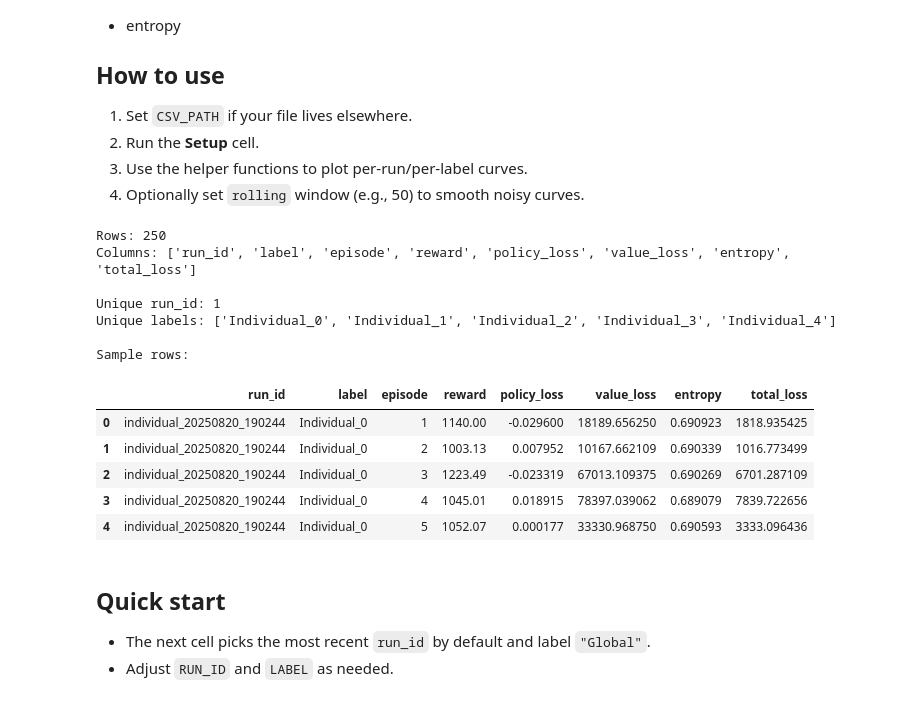
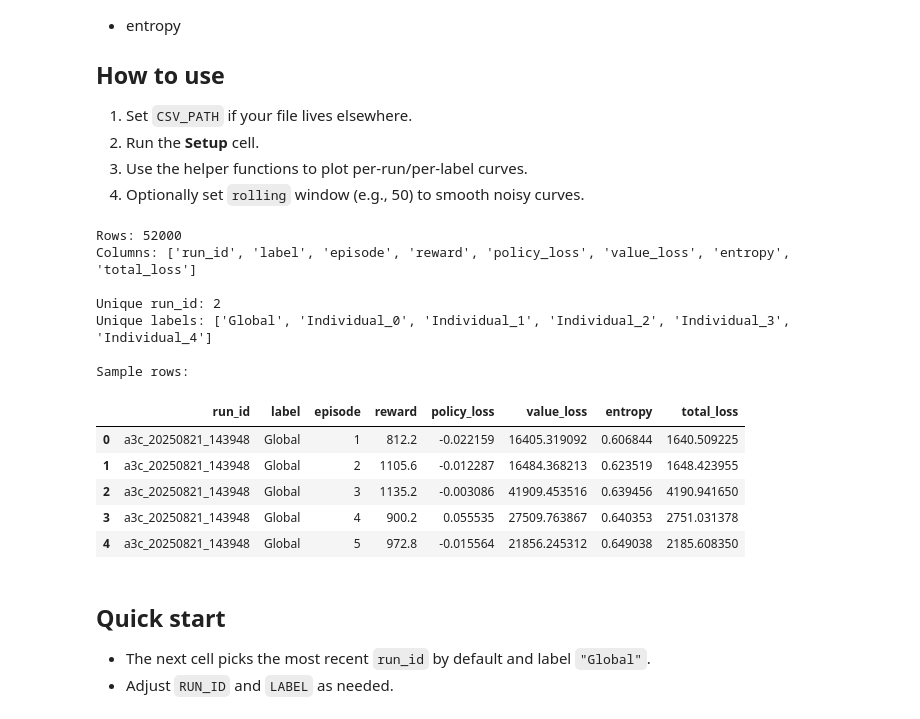
Before and after one commit to crazytb/uav_a3c, a Jupyter notebook: main_training_metrics_analysis.ipynb, the cells around one changed output. Cells and saved outputs as stored; diff of their text form; code cells hidden in the pictures.

```diff
--- a/main_training_metrics_analysis.ipynb
+++ b/main_training_metrics_analysis.ipynb
@@ -14,41 +14,41 @@ This notebook loads `runs/all_training_metrics.csv` (the master log you created
 4. Optionally set `rolling` window (e.g., 50) to smooth noisy curves.
 # %%
 # === Setup ===
-stamp = "20250820_190244"
+stamp = "20250821_143948"
 CSV_PATH = f"runs/all_training_metrics_{stamp}.csv"  # change this if needed
 
 import pandas as pd
 import matplotlib.pyplot as plt
 from pathlib import Path
 from drl_framework import params
 
 # Load
 df = pd.read_csv(CSV_PATH)
 
 # Basic sanity check / peek
 print("Rows:", len(df))
 print("Columns:", list(df.columns))
 print("\nUnique run_id:", df['run_id'].nunique())
 print("Unique labels:", sorted(df['label'].unique()))
 print("\nSample rows:")
 display(df.head())
 
 # Sort for consistency
 df = df.sort_values(['run_id','label','episode']).reset_index(drop=True)
 # %% [output]
-Rows: 250
+Rows: 52000
 Columns: ['run_id', 'label', 'episode', 'reward', 'policy_loss', 'value_loss', 'entropy', 'total_loss']
 
-Unique run_id: 1
-Unique labels: ['Individual_0', 'Individual_1', 'Individual_2', 'Individual_3', 'Individual_4']
+Unique run_id: 2
+Unique labels: ['Global', 'Individual_0', 'Individual_1', 'Individual_2', 'Individual_3', 'Individual_4']
 
 Sample rows:
 |  | run_id | label | episode | reward | policy_loss | value_loss | entropy | total_loss |
-| 0 | individual_20250820_190244 | Individual_0 | 1 | 1140.00 | -0.029600 | 18189.656250 | 0.690923 | 1818.935425 |
-| 1 | individual_20250820_190244 | Individual_0 | 2 | 1003.13 | 0.007952 | 10167.662109 | 0.690339 | 1016.773499 |
-| 2 | individual_20250820_190244 | Individual_0 | 3 | 1223.49 | -0.023319 | 67013.109375 | 0.690269 | 6701.287109 |
-| 3 | individual_20250820_190244 | Individual_0 | 4 | 1045.01 | 0.018915 | 78397.039062 | 0.689079 | 7839.722656 |
-| 4 | individual_20250820_190244 | Individual_0 | 5 | 1052.07 | 0.000177 | 33330.968750 | 0.690593 | 3333.096436 |
+| 0 | a3c_20250821_143948 | Global | 1 | 812.2 | -0.022159 | 16405.319092 | 0.606844 | 1640.509225 |
+| 1 | a3c_20250821_143948 | Global | 2 | 1105.6 | -0.012287 | 16484.368213 | 0.623519 | 1648.423955 |
+| 2 | a3c_20250821_143948 | Global | 3 | 1135.2 | -0.003086 | 41909.453516 | 0.639456 | 4190.941650 |
+| 3 | a3c_20250821_143948 | Global | 4 | 900.2 | 0.055535 | 27509.763867 | 0.640353 | 2751.031378 |
+| 4 | a3c_20250821_143948 | Global | 5 | 972.8 | -0.015564 | 21856.245312 | 0.649038 | 2185.608350 |
 # %%
 # === Helpers ===
 def get_df(run_id=None, label=None):
```
Also changed, not shown: parts of 2 cells of this notebook.
